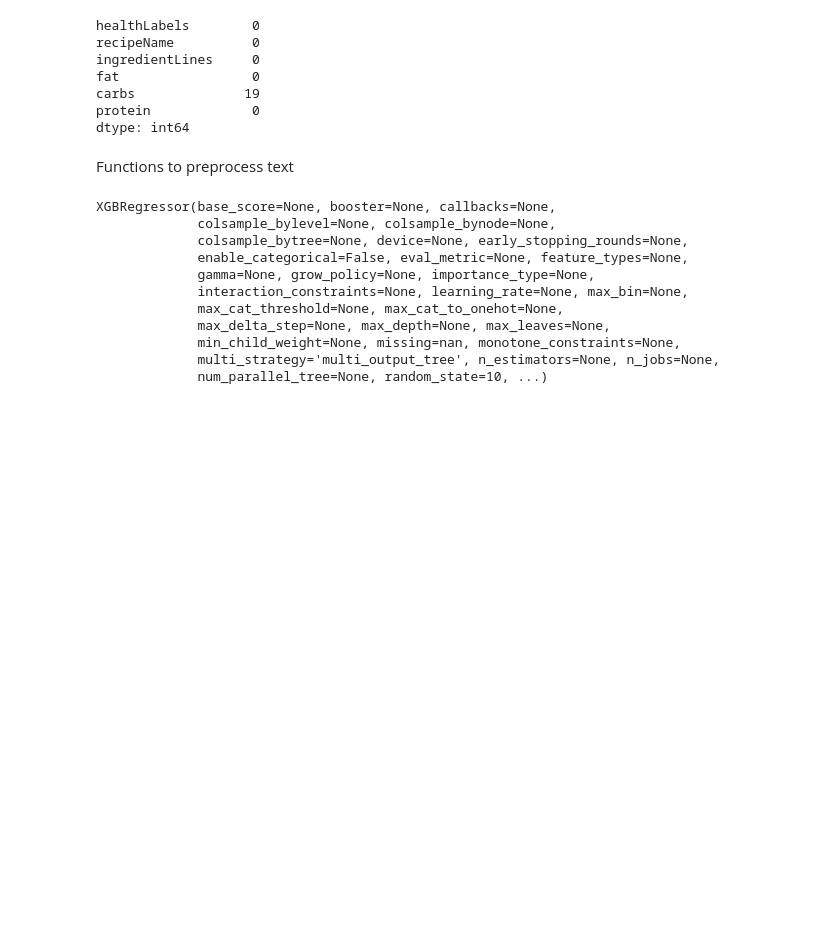
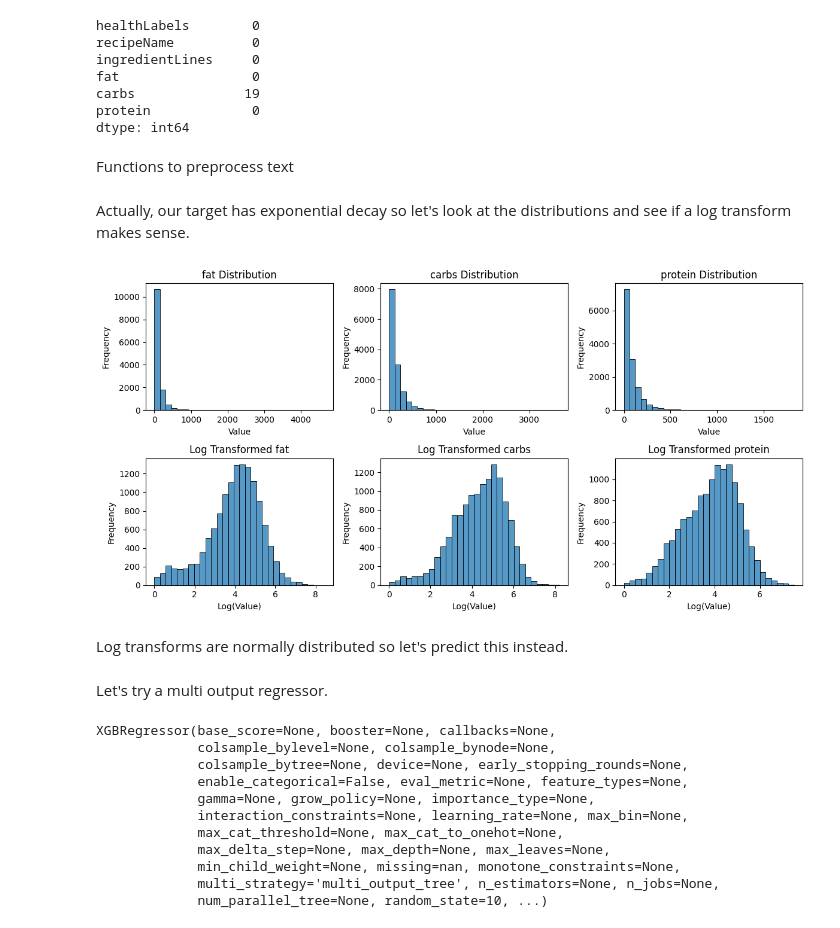
Before and after one commit to RavinderRai/iifymate, a Jupyter notebook: notebooks/Multi-Output-Model.ipynb, the cells around one changed output. Saved outputs shown, nothing was run; the diff lists cells and outputs as text; code cells hidden in the pictures; blank space fills up the shorter version.

```diff
--- a/notebooks/Multi-Output-Model.ipynb
+++ b/notebooks/Multi-Output-Model.ipynb
@@ -355,0 +363,35 @@ recipes = recipes.apply(lambda x: word_tokenize(x))
+# %% [markdown]
+Actually, our target has exponential decay so let's look at the distributions and see if a log transform makes sense.
+# %%
+np.random.seed(0)
+macro_names = y.columns
+
+# Create a figure with subplots
+fig, axes = plt.subplots(2, 3, figsize=(12, 6))
+
+# Plot original target variables
+for i in range(3):
+    macro_name = macro_names[i]
+    ax = axes[0, i]
+    sns.histplot(y.iloc[:, i], bins=30, ax=ax)
+    ax.set_title(f'{macro_name} Distribution')
+    ax.set_xlabel('Value')
+    ax.set_ylabel('Frequency')
+
+# Plot log-transformed target variables
+for i in range(3):
+    macro_name = macro_names[i]
+    ax = axes[1, i]
+    transformed_data = np.log1p(y.iloc[:, i])  # Log transformation
+    sns.histplot(transformed_data, bins=30, ax=ax)
+    ax.set_title(f'Log Transformed {macro_name}')
+    ax.set_xlabel('Log(Value)')
+    ax.set_ylabel('Frequency')
+
+# Adjust layout
+plt.tight_layout()
+plt.show()
+# %% [output]
+[figure, added]
+# %% [markdown]
+Log transforms are normally distributed so let's predict this instead.
@@ -369,6 +410,8 @@ tfidf_X_test_labels = tfidf.transform(X_test.str.join(' '))
 # %%
 tfidf_train_df = pd.DataFrame(tfidf_X_train_labels.toarray(), columns=tfidf.get_feature_names_out())
 tfidf_test_df = pd.DataFrame(tfidf_X_test_labels.toarray(), columns=tfidf.get_feature_names_out())
+# %% [markdown]
+Let's try a multi output regressor.
 # %%
 model = XGBRegressor(objective='reg:squarederror', tree_method='hist', multi_strategy="multi_output_tree", random_state=10)
 
```
Also changed, not shown: parts of 15 cells of this notebook.
